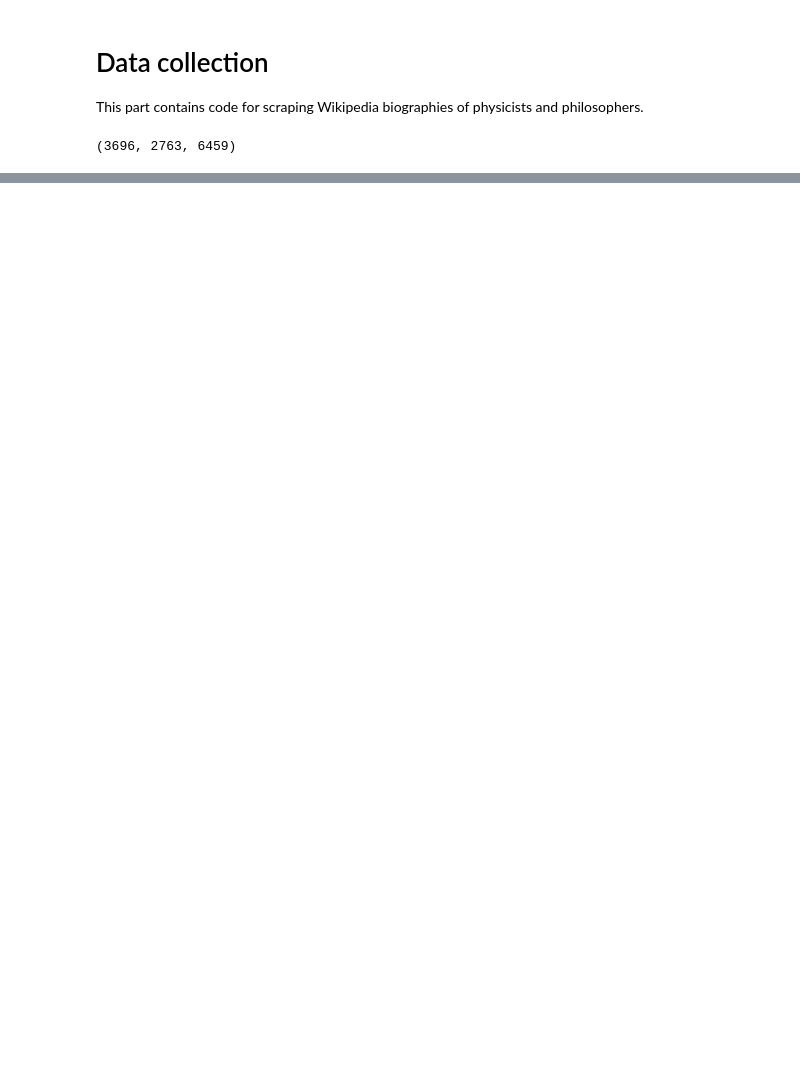
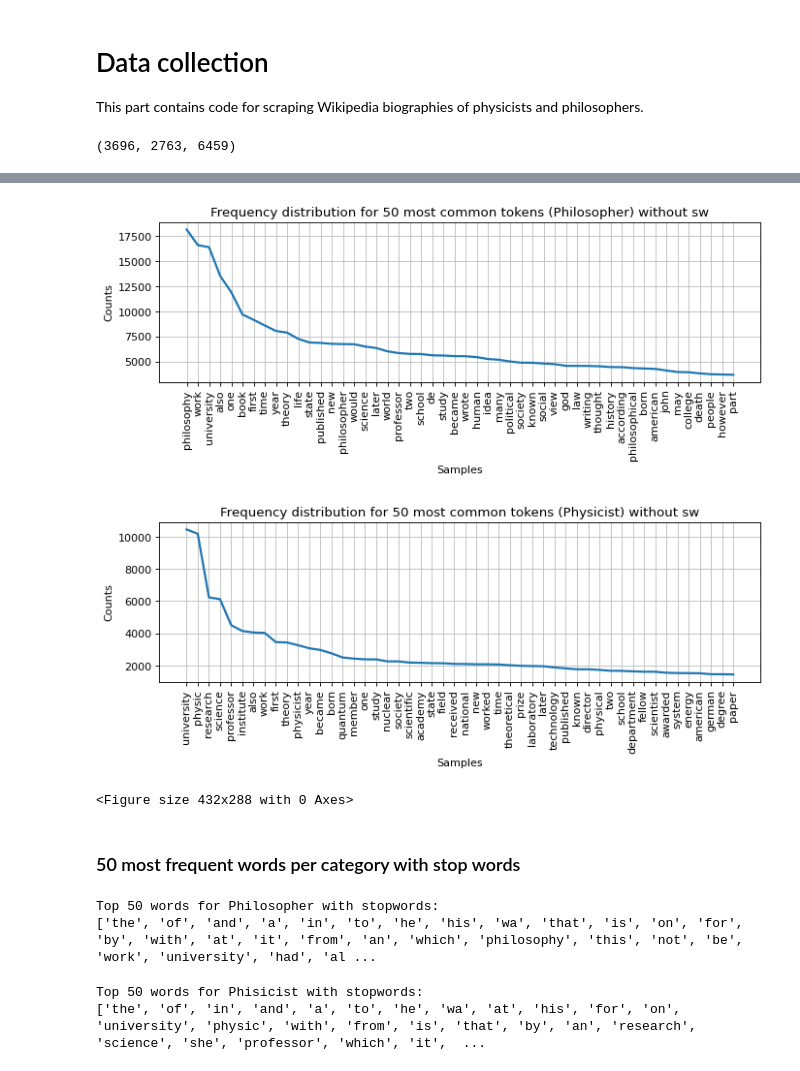
Before and after one commit to AnnaTokareff/data-science-project, a Jupyter notebook: part_1.ipynb, the cells around one changed output, grey strips where cells are left out. Cells and saved outputs as stored; diff of their text form; code cells hidden in the pictures; blank space fills up the shorter version.

```diff
--- a/part_1.ipynb
+++ b/part_1.ipynb
@@ -158,0 +290,17 @@ len(philo_texts), len(physi_texts), len(df)
+# %%
+tokens_phil_without_sw = []
+tokens_phys_without_sw = []
+tokens_phil_sw = []
+tokens_phys_sw = []
+
+for tokens_list in df_phil["tokens_without_sw"]:  # get all the tokens without sw for Philosopher category
+    tokens_phil_without_sw += tokens_list
+
+for tokens_list in df_phys["tokens_without_sw"]:  # get all the tokens without sw for Physicist category
+    tokens_phys_without_sw += tokens_list
+
+for tokens_list in df_phil["tokens_sw"]:  # get all the tokens with sw for Philosopher category
+    tokens_phil_sw += tokens_list
+
+for tokens_list in df_phys["tokens_sw"]:  # get all the tokens with swfor Physicist category
+    tokens_phys_sw += tokens_list
@@ -158,0 +352,34 @@ len(philo_texts), len(physi_texts), len(df)
+# %%
+fdist1 = FreqDist(top_words_phil)
+fdist2 = FreqDist(top_words_phys)
+
+figure(figsize=(10, 6), dpi=80)
+plt.subplot(2, 1, 1)
+plt.title("Frequency distribution for 50 most common tokens (Philosopher) without sw")
+fdist1.plot(50)
+
+figure(figsize=(10, 6), dpi=80)
+plt.subplot(2, 1, 1)
+plt.title("Frequency distribution for 50 most common tokens (Physicist) without sw")
+fdist2.plot(50)
+
+plt.tight_layout()
+plt.show()
+# %% [output]
+[figure, added]
+[figure, added]
+<Figure size 432x288 with 0 Axes>
+# %% [markdown]
+### 50 most frequent words per category with stop words
+# %%
+print(f"Top 50 words for Philosopher with stopwords:")
+print(list(top_words_phil_sw.keys()))
+# %% [output]
+Top 50 words for Philosopher with stopwords:
+['the', 'of', 'and', 'a', 'in', 'to', 'he', 'his', 'wa', 'that', 'is', 'on', 'for', 'by', 'with', 'at', 'it', 'from', 'an', 'which', 'philosophy', 'this', 'not', 'be', 'work', 'university', 'had', 'al ...
+# %%
+print(f"Top 50 words for Phisicist with stopwords:")
+print(list(top_words_phys_sw.keys()))
+# %% [output]
+Top 50 words for Phisicist with stopwords:
+['the', 'of', 'in', 'and', 'a', 'to', 'he', 'wa', 'at', 'his', 'for', 'on', 'university', 'physic', 'with', 'from', 'is', 'that', 'by', 'an', 'research', 'science', 'she', 'professor', 'which', 'it',  ...
```
Also changed, not shown: parts of 43 cells of this notebook, 1 other file.
